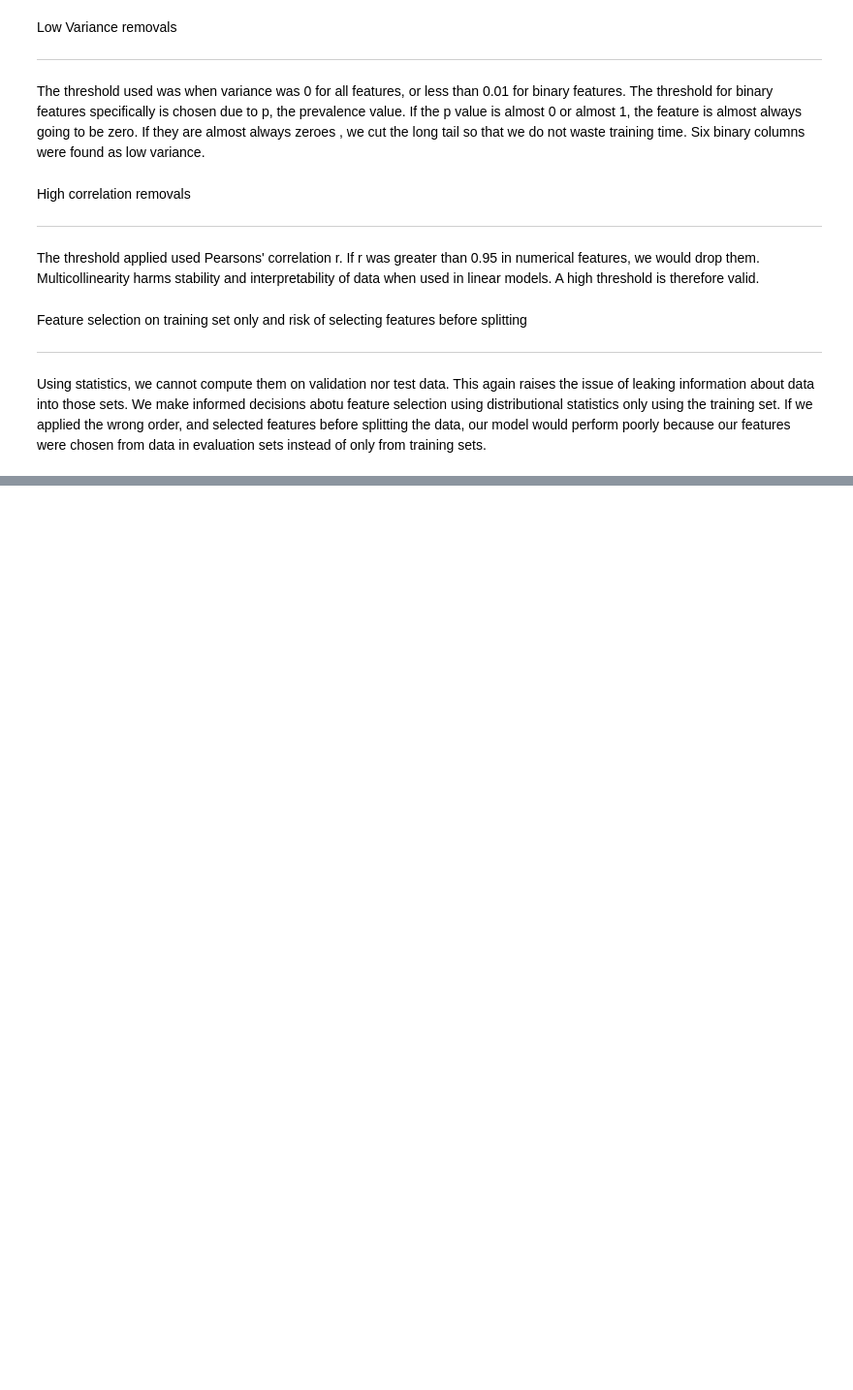
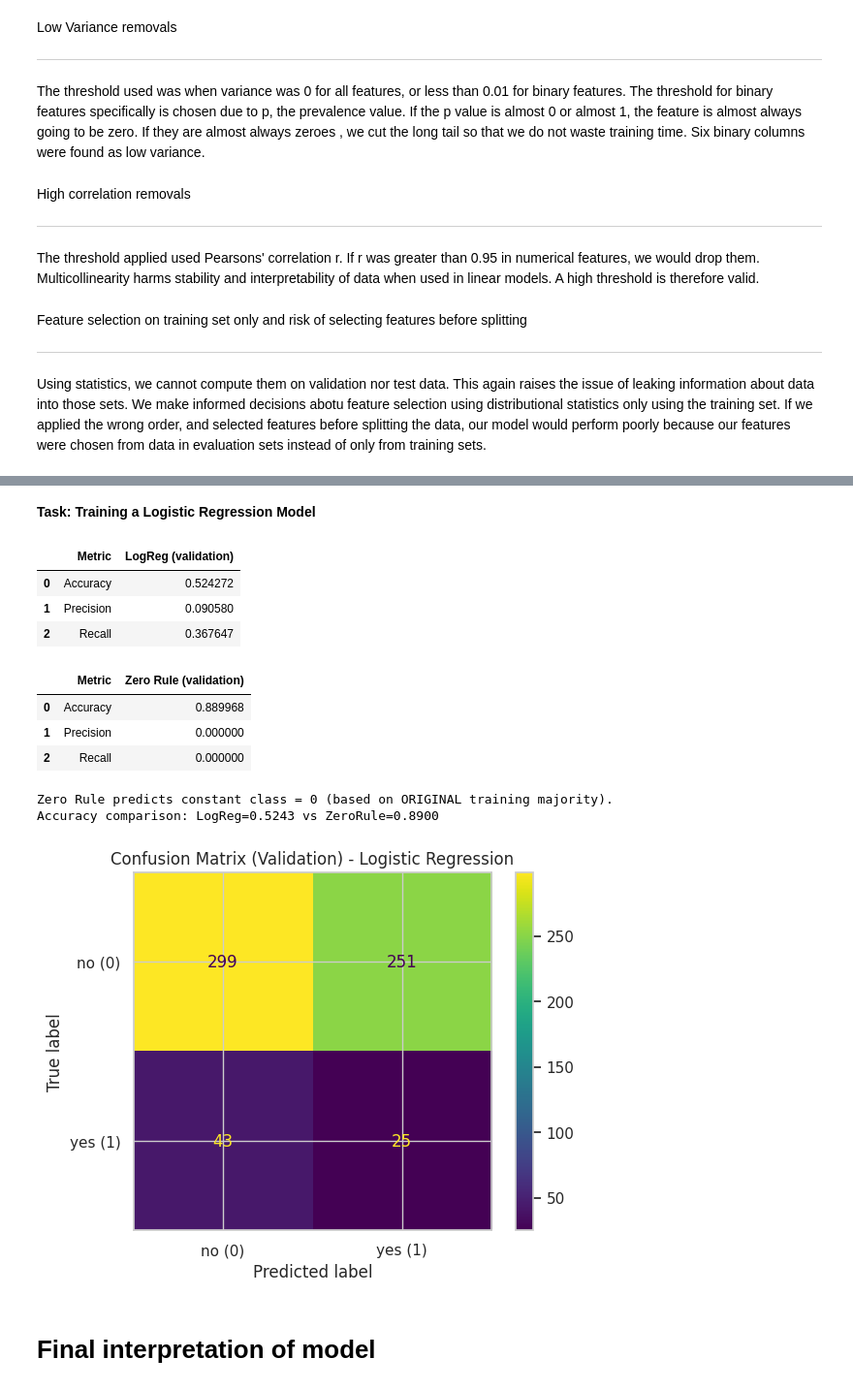
Before and after one commit to jbeeksieu2023-del/ML-fundamentals-2026, a Jupyter notebook: assignment_1_jade_beeksieu.ipynb, the cells around one changed output, grey strips where cells are left out. Shown at 97% size. Cells and saved outputs as stored; diff of their text form; code cells hidden in the pictures; blank space fills up the shorter version.

```diff
--- a/assignment_1_jade_beeksieu.ipynb
+++ b/assignment_1_jade_beeksieu.ipynb
@@ -547,0 +452,3 @@ decisions to the assumptions and behavior of Logistic Regression.**
+# %%
+for X in (X_train_clean, X_val_clean, X_test_clean):
+    X["pdays_clean"] = X["pdays_clean"].fillna(-1)
@@ -928,0 +826,11 @@ X_test_scaled[scale_cols]  = scaler.transform(X_test_fs[scale_cols])
+# %%
+ros = RandomOverSampler(random_state=42)
+
+
+X_train_bal, y_train_bal = ros.fit_resample(X_train_imputed, y_train_bin)
+
+print("Original training set shape:", X_train_imputed.shape, y_train_bin.shape)
+print("Resampled training set shape:", X_train_bal.shape, y_train_bal.shape)
+
+print("\nClass distribution after oversampling:")
+display(y_train_bal.value_counts(normalize=True))
@@ -928,0 +847,58 @@ X_test_scaled[scale_cols]  = scaler.transform(X_test_fs[scale_cols])
+# %% [markdown]
+**Task: Training a Logistic Regression Model**
+# %%
+model = LogisticRegression(max_iter=2000, solver="liblinear", random_state=42)
+model.fit(X_train_bal, y_train_bal)
+
+y_val_pred = model.predict(X_val_scaled.to_numpy())
+
+
+acc  = accuracy_score(y_val_bin, y_val_pred)
+prec = precision_score(y_val_bin, y_val_pred, zero_division=0)
+rec  = recall_score(y_val_bin, y_val_pred, zero_division=0)
+
+metrics_df = pd.DataFrame({
+    "Metric": ["Accuracy", "Precision", "Recall"],
+    "LogReg (validation)": [acc, prec, rec]
+})
+display(metrics_df)
+
+
+majority_class = int(pd.Series(y_train_bin).value_counts().idxmax())
+y_val_zero = np.full(shape=len(y_val_bin), fill_value=majority_class, dtype=int)
+
+acc0  = accuracy_score(y_val_bin, y_val_zero)
+prec0 = precision_score(y_val_bin, y_val_zero, zero_division=0)
+rec0  = recall_score(y_val_bin, y_val_zero, zero_division=0)
+
+baseline_df = pd.DataFrame({
+    "Metric": ["Accuracy", "Precision", "Recall"],
+    "Zero Rule (validation)": [acc0, prec0, rec0]
+})
+display(baseline_df)
+
+print(f"Zero Rule predicts constant class = {majority_class} (based on ORIGINAL training majority).")
+print(f"Accuracy comparison: LogReg={acc:.4f} vs ZeroRule={acc0:.4f}")
+
+
+cm = confusion_matrix(y_val_bin, y_val_pred)
+disp = ConfusionMatrixDisplay(confusion_matrix=cm, display_labels=["no (0)", "yes (1)"])
+
+fig, ax = plt.subplots()
+disp.plot(ax=ax, values_format="d")
+plt.title("Confusion Matrix (Validation) - Logistic Regression")
+plt.show()
+# %% [output]
+|  | Metric | LogReg (validation) |
+| 0 | Accuracy | 0.524272 |
+| 1 | Precision | 0.090580 |
+| 2 | Recall | 0.367647 |
+|  | Metric | Zero Rule (validation) |
+| 0 | Accuracy | 0.889968 |
+| 1 | Precision | 0.000000 |
+| 2 | Recall | 0.000000 |
+Zero Rule predicts constant class = 0 (based on ORIGINAL training majority).
+Accuracy comparison: LogReg=0.5243 vs ZeroRule=0.8900
+[figure, added]
+# %% [markdown]
+# **Final interpretation of model**
```
Also changed, not shown: parts of 45 cells of this notebook.
